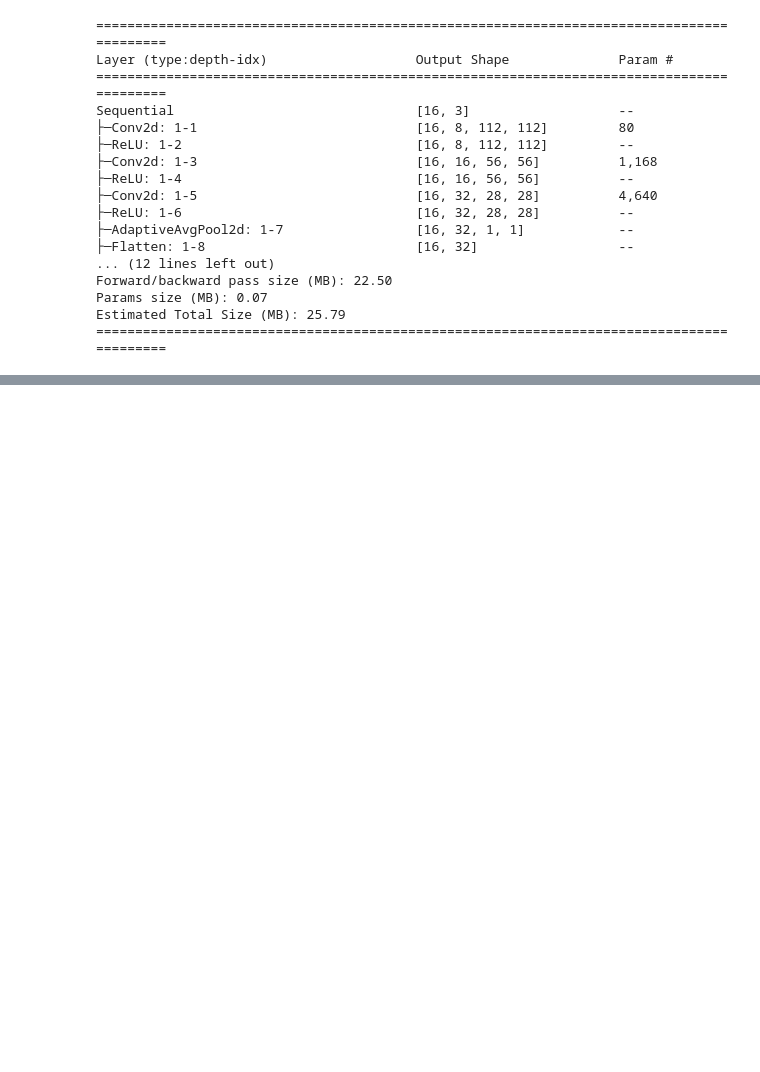
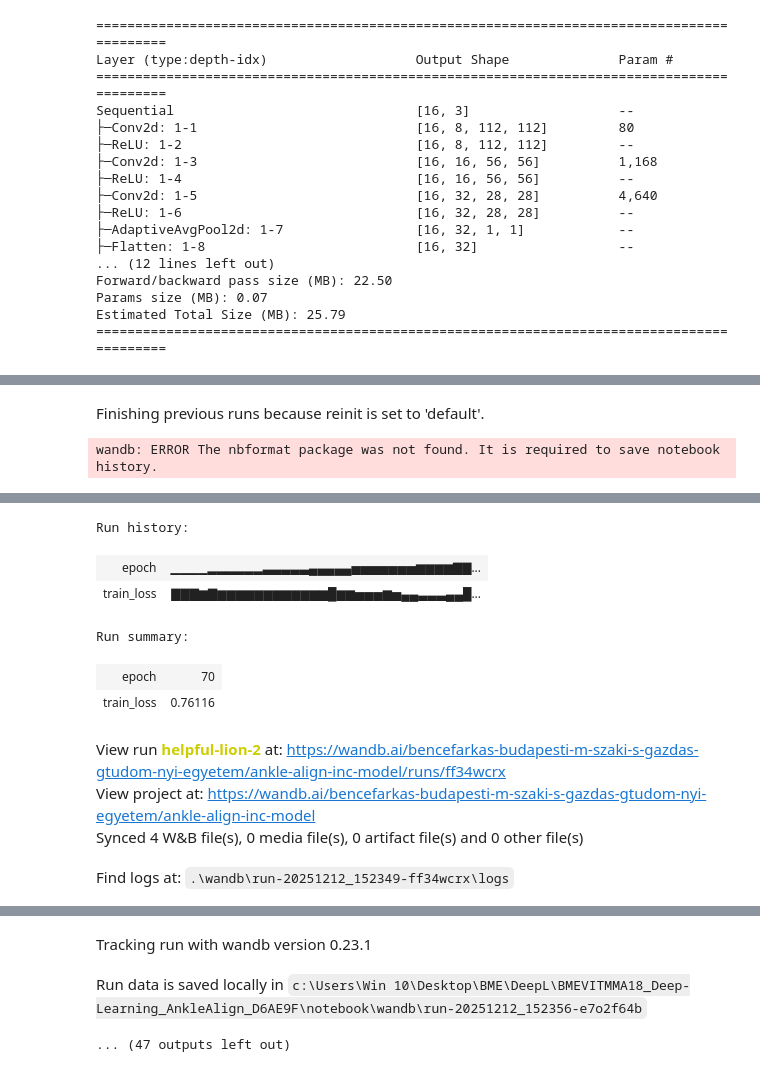
Before and after one commit to bencefarkas27/BMEVITMMA18_Deep-Learning_AnkleAlign_D6AE9F, a Jupyter notebook: notebook/inc-model-dev.ipynb, the cells around one changed output, grey strips where cells are left out. Saved outputs shown, nothing was run; the diff lists cells and outputs as text; code cells hidden in the pictures; blank space fills up the shorter version.

```diff
--- a/notebook/inc-model-dev.ipynb
+++ b/notebook/inc-model-dev.ipynb
@@ -137,11 +137,11 @@ wandb.login(key=os.getenv("wandbKey"))
 def init_wandb():
     # Initialize wandb project
     wandb.init(
-        project="ankle-align",
+        project="ankle-align-inc-model",
         config={
             "batch_size": batch_size,
             "num_epochs": num_epochs,
-            "learning_rate": lr,
+
             "architecture": "Custom CNN",
             "dataset": "AnkleAlign",
             "optimizer": "Adam"
@@ -363,0 +384,25 @@ def evaluate_model(network):
+# %%
+net1 = torch.nn.Sequential(
+    torch.nn.Conv2d(1, 8, kernel_size=3, stride=2, padding=1),   # 224x224 -> 112x112   // (3x3x1)x8
+    torch.nn.ReLU(),
+    torch.nn.Conv2d(8, 16, kernel_size=3, stride=2, padding=1),  # 112x112 -> 56x56     // (3x3x8)x16
+    torch.nn.ReLU(),
+    torch.nn.Conv2d(16, 32, kernel_size=3, stride=2, padding=1),  # 56x56 -> 28x28      // (3x3x16)x32
+    torch.nn.ReLU(),
+    torch.nn.Conv2d(32, 32, kernel_size=3, stride=2, padding=1),  # 28x28 -> 14x14      // (3x3x32)x32
+    torch.nn.ReLU(),
+    torch.nn.AdaptiveAvgPool2d(1),
+    torch.nn.Flatten(),
+    torch.nn.Linear(32, 128),
+    torch.nn.ReLU(),
+    torch.nn.Linear(128, 64),
+    torch.nn.ReLU(),
+    torch.nn.Linear(64, 3)                       # Output layer
+).to(device)
+
+net1.apply(init_weights)
+loss_fn = torch.nn.CrossEntropyLoss()
+#optimizer = torch.optim.SGD(net0.parameters(), lr=0.1, momentum=0.9)
+optimizer = torch.optim.Adam(net1.parameters(), lr=0.001)
+
+summary(net1, input_size=(batch_size, 1, 224, 224))
@@ -363,0 +427,7 @@ def evaluate_model(network):
+# %%
+init_wandb()
+train_model(net1, optimizer, loss_fn, enable_early_stopping=False)
+wandb.finish()
+# %% [output]
+Finishing previous runs because reinit is set to 'default'.
+wandb: ERROR The nbformat package was not found. It is required to save notebook history.
@@ -363,0 +435,10 @@ def evaluate_model(network):
+Run history:
+| epoch | ▁▁▁▁▂▂▂▂▂▂▃▃▃▃▃▄▄▄▄▄▅▅▅▅▅▅▅▆▆▆▆▇▇... |
+| train_loss | ▇▇▇▆▇▆▆▆▆▆▆▆▆▆▆▆▆█▆▆▅▅▅▆▅▄▄▃▃▃▄▄█... |
+Run summary:
+| epoch | 70 |
+| train_loss | 0.76116 |
+View run helpful-lion-2 at: https://wandb.ai/bencefarkas-budapesti-m-szaki-s-gazdas-gtudom-nyi-egyetem/ankle-align-inc-model/runs/ff34wcrx
+View project at: https://wandb.ai/bencefarkas-budapesti-m-szaki-s-gazdas-gtudom-nyi-egyetem/ankle-align-inc-model
+Synced 4 W&B file(s), 0 media file(s), 0 artifact file(s) and 0 other file(s)
+Find logs at: .\wandb\run-20251212_152349-ff34wcrx\logs
@@ -363,0 +446,3 @@ def evaluate_model(network):
+Tracking run with wandb version 0.23.1
+Run data is saved locally in c:\Users\Win 10\Desktop\BME\DeepL\BMEVITMMA18_Deep-Learning_AnkleAlign_D6AE9F\notebook\wandb\run-20251212_152356-e7o2f64b
+... (47 outputs left out)
```
Also changed, not shown: parts of 17 cells of this notebook, 2 other files.
